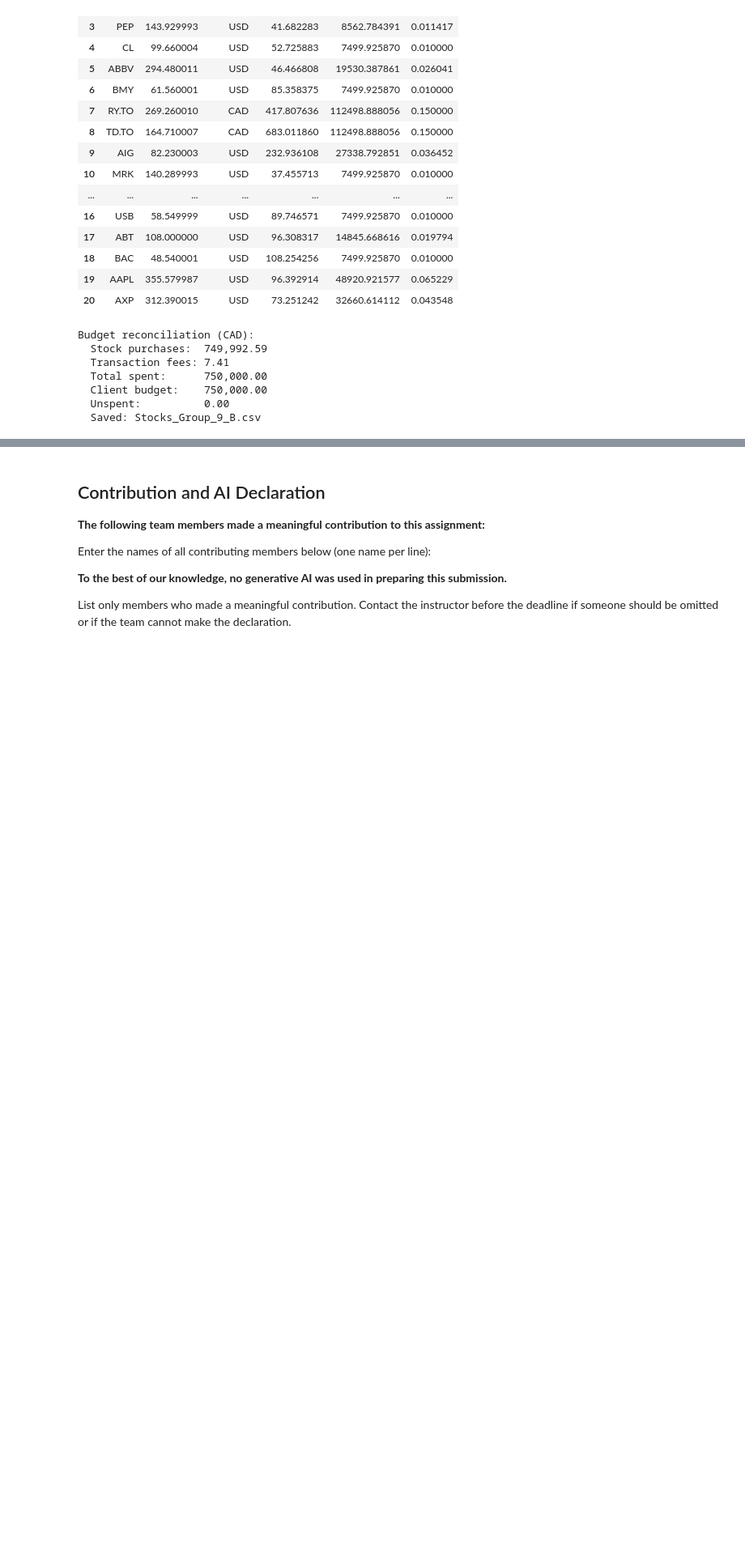
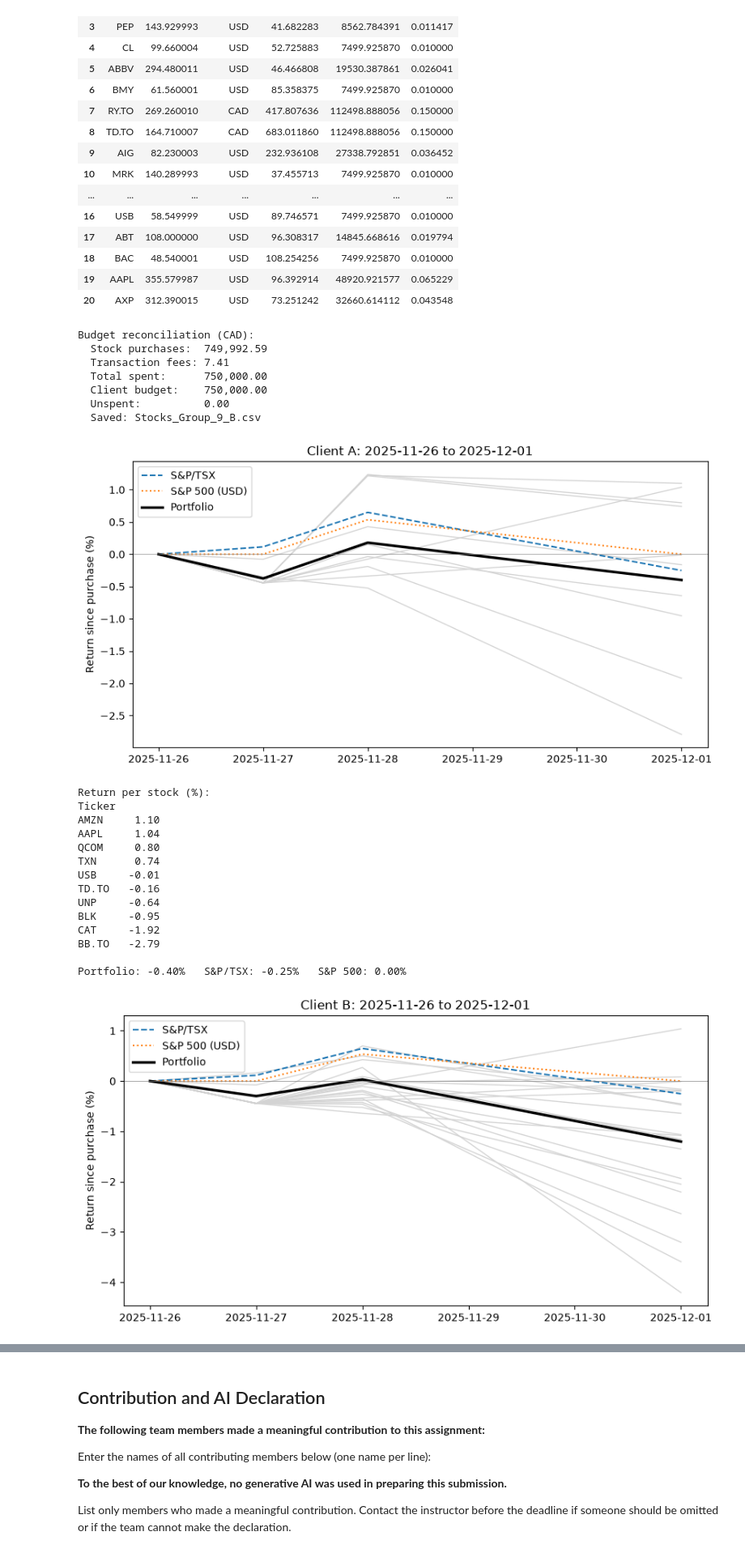
Before and after one commit to olyviii/Robo-Investor, a Jupyter notebook: Team_09_Assignment_1_2026.ipynb, the cells around one changed output, grey strips where cells are left out. Shown at 81% size. Drawn from its saved outputs; the diff is of its cells as text; code cells hidden in the pictures; blank space fills up the shorter version.

```diff
--- a/Team_09_Assignment_1_2026.ipynb
+++ b/Team_09_Assignment_1_2026.ipynb
@@ -619,3 +613,73 @@ Budget reconciliation (CAD):
   Client budget:    750,000.00
   Unspent:          0.00
   Saved: Stocks_Group_9_B.csv
+# %%
+import matplotlib.pyplot as plt
+
+# Nov 27, 2025 was US Thanksgiving (US closed), so buy at the Nov 26 close, when both markets were open
+TEST_BUY = "2025-11-26"
+TEST_END = "2025-12-01"
+
+def backtest_2025(weights, info, buy=TEST_BUY, end=TEST_END):
+    """Buy-and-hold returns (CAD) of the given weights over a past window."""
+    tickers = list(weights.index)
+    end_plus_one = (pd.Timestamp(end) + pd.Timedelta(days=1)).strftime('%Y-%m-%d')  # end is exclusive
+
+    close = yf.download(tickers + ['USDCAD=X', '^GSPTSE', '^GSPC'], start=buy, end=end_plus_one,
+                        auto_adjust=False, progress=False)['Close'].ffill()
+
+    #convert USD stocks to CAD, same as to_cad_prices
+    prices = close[tickers].copy()
+    for t in tickers:
+        if info.loc[t, 'currency'] == 'USD':
+            prices[t] = prices[t] * close['USDCAD=X']
+
+    stock_returns = prices / prices.iloc[0] - 1               # each stock's return since the buy day
+    portfolio = (stock_returns * weights).sum(axis=1)         # buy-and-hold: weights fixed at purchase
+    bench = close[['^GSPTSE', '^GSPC']] / close[['^GSPTSE', '^GSPC']].iloc[0] - 1
+    return stock_returns, portfolio, bench
+
+
+def plot_backtest(weights, info, title):
+    stock_returns, portfolio, bench = backtest_2025(weights, info)
+
+    fig, ax = plt.subplots(figsize=(10, 5))
+    for t in stock_returns.columns:                            # individual stocks in the background
+        ax.plot(stock_returns.index, stock_returns[t] * 100, color='lightgray', linewidth=1)
+    ax.plot(bench.index, bench['^GSPTSE'] * 100, '--', label='S&P/TSX')
+    ax.plot(bench.index, bench['^GSPC'] * 100, ':', label='S&P 500 (USD)')
+    ax.plot(portfolio.index, portfolio * 100, color='black', linewidth=2.5, label='Portfolio')
+
+    ax.axhline(0, color='gray', linewidth=0.5)
+    ax.set_ylabel('Return since purchase (%)')
+    ax.set_title(title)
+    ax.legend()
+    plt.show()
+
+    final = (stock_returns.iloc[-1] * 100).round(2).sort_values(ascending=False)
+    print("Return per stock (%):")
+    print(final.to_string())
+    print(f"\nPortfolio: {portfolio.iloc[-1] * 100:.2f}%   "
+          f"S&P/TSX: {bench['^GSPTSE'].iloc[-1] * 100:.2f}%   "
+          f"S&P 500: {bench['^GSPC'].iloc[-1] * 100:.2f}%")
+
+
+plot_backtest(weights_A, info, f"Client A: {TEST_BUY} to {TEST_END}")
+plot_backtest(weights_B, info, f"Client B: {TEST_BUY} to {TEST_END}")
+# %% [output]
+[figure, added]
+Return per stock (%):
+Ticker
+AMZN     1.10
+AAPL     1.04
+QCOM     0.80
+TXN      0.74
+USB     -0.01
+TD.TO   -0.16
+UNP     -0.64
+BLK     -0.95
+CAT     -1.92
+BB.TO   -2.79
+
+Portfolio: -0.40%   S&P/TSX: -0.25%   S&P 500: 0.00%
+[figure, added]
```
Also changed, not shown: parts of 7 cells of this notebook.
